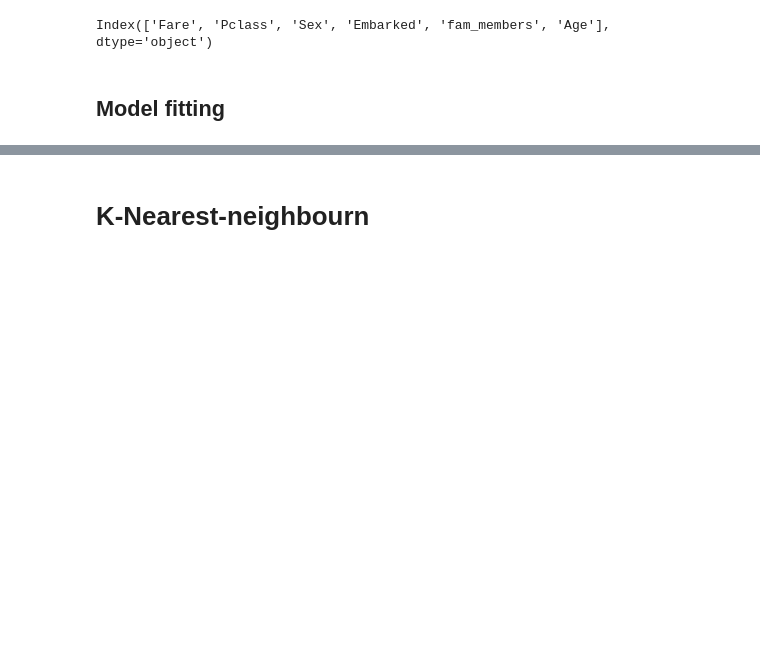
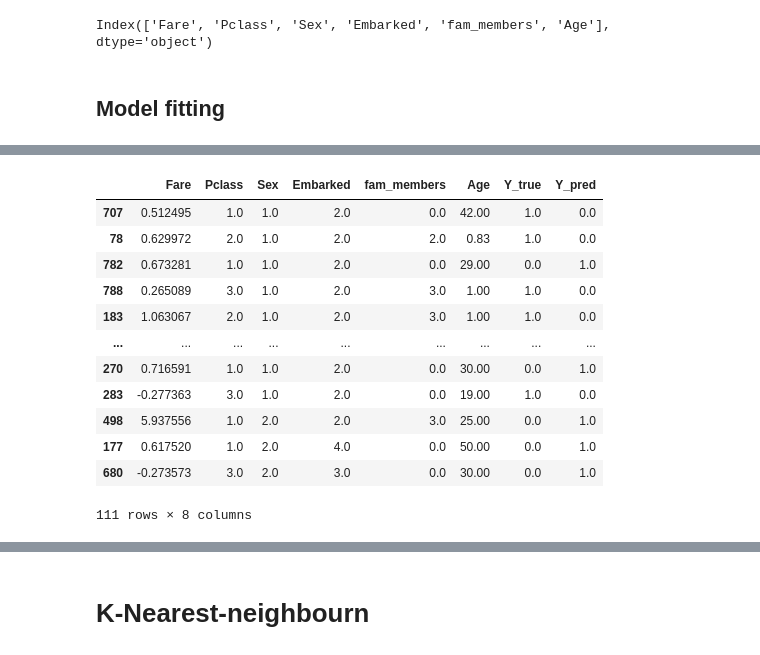
Before and after one commit to patRyserWelch8/KaggleTitanic, a Jupyter notebook: titanic.ipynb, the cells around one changed output, grey strips where cells are left out. Cells and saved outputs as stored; diff of their text form; code cells hidden in the pictures; blank space fills up the shorter version.

```diff
--- a/titanic.ipynb
+++ b/titanic.ipynb
@@ -1308,7 +1306,22 @@ array([[280,  49],
 # %%
 errors_pd = X_train.copy(deep=True)
-errors_pd.insert(6, y_train, "Y_true", True)
+errors_pd["Y_true"] = y_train
 errors_pd["Y_pred"] = y_pred
-#errors_pd
+errors_pd = errors_pd.loc[errors_pd["Y_true"] != errors_pd["Y_pred"], :]
+errors_pd
+# %% [output]
+|  | Fare | Pclass | Sex | Embarked | fam_members | Age | Y_true | Y_pred |
+| 707 | 0.512495 | 1.0 | 1.0 | 2.0 | 0.0 | 42.00 | 1.0 | 0.0 |
+| 78 | 0.629972 | 2.0 | 1.0 | 2.0 | 2.0 | 0.83 | 1.0 | 0.0 |
+| 782 | 0.673281 | 1.0 | 1.0 | 2.0 | 0.0 | 29.00 | 0.0 | 1.0 |
+| 788 | 0.265089 | 3.0 | 1.0 | 2.0 | 3.0 | 1.00 | 1.0 | 0.0 |
+| 183 | 1.063067 | 2.0 | 1.0 | 2.0 | 3.0 | 1.00 | 1.0 | 0.0 |
+| ... | ... | ... | ... | ... | ... | ... | ... | ... |
+| 270 | 0.716591 | 1.0 | 1.0 | 2.0 | 0.0 | 30.00 | 0.0 | 1.0 |
+| 283 | -0.277363 | 3.0 | 1.0 | 2.0 | 0.0 | 19.00 | 1.0 | 0.0 |
+| 498 | 5.937556 | 1.0 | 2.0 | 2.0 | 3.0 | 25.00 | 0.0 | 1.0 |
+| 177 | 0.617520 | 1.0 | 2.0 | 4.0 | 0.0 | 50.00 | 0.0 | 1.0 |
+| 680 | -0.273573 | 3.0 | 2.0 | 3.0 | 0.0 | 30.00 | 0.0 | 1.0 |
+111 rows × 8 columns
 # %%
 errors_pd.groupby(["Pclass","fam_members","Sex","Y_pred"]).count()["Y_true"]
```
Also changed, not shown: parts of 15 cells of this notebook.
